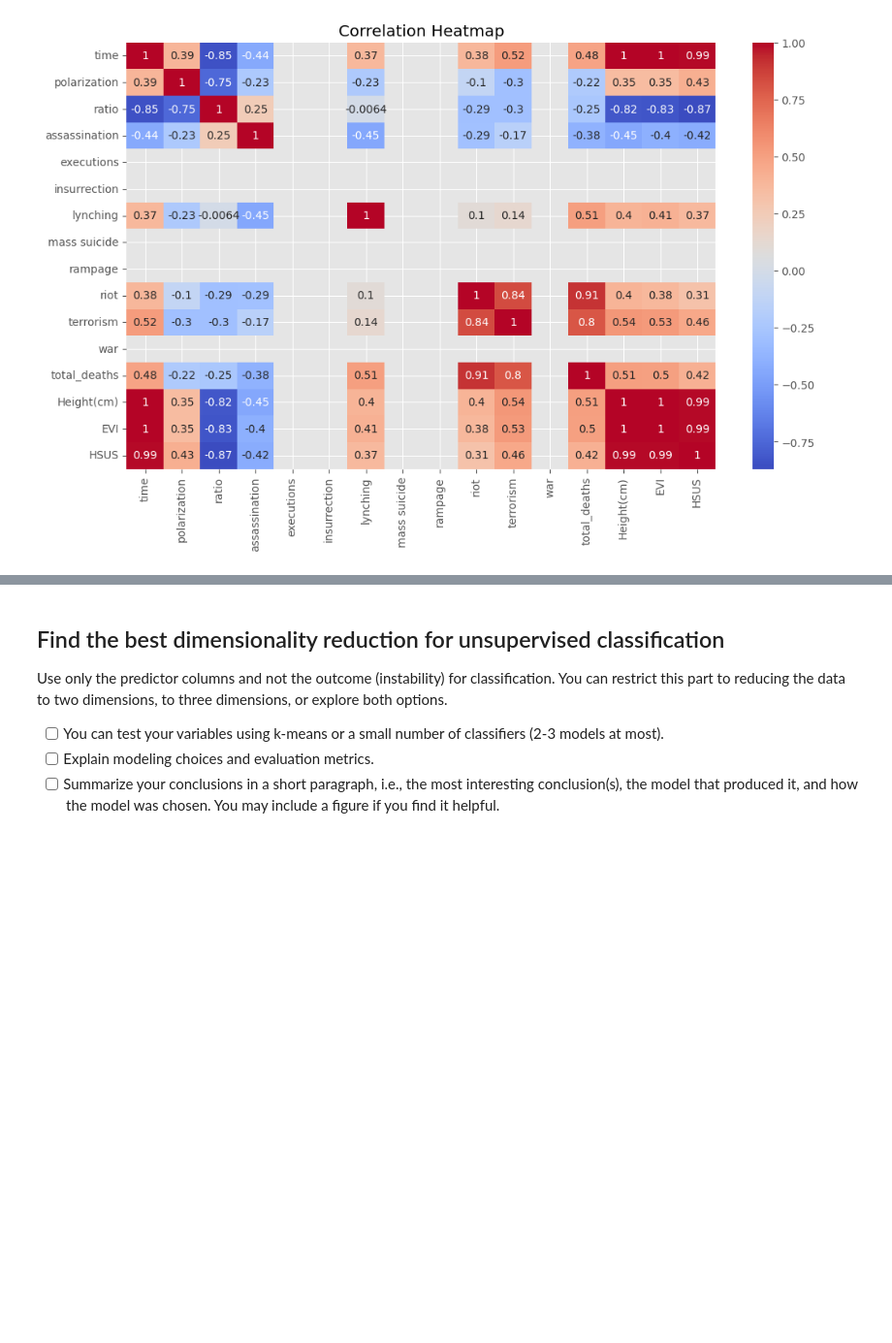
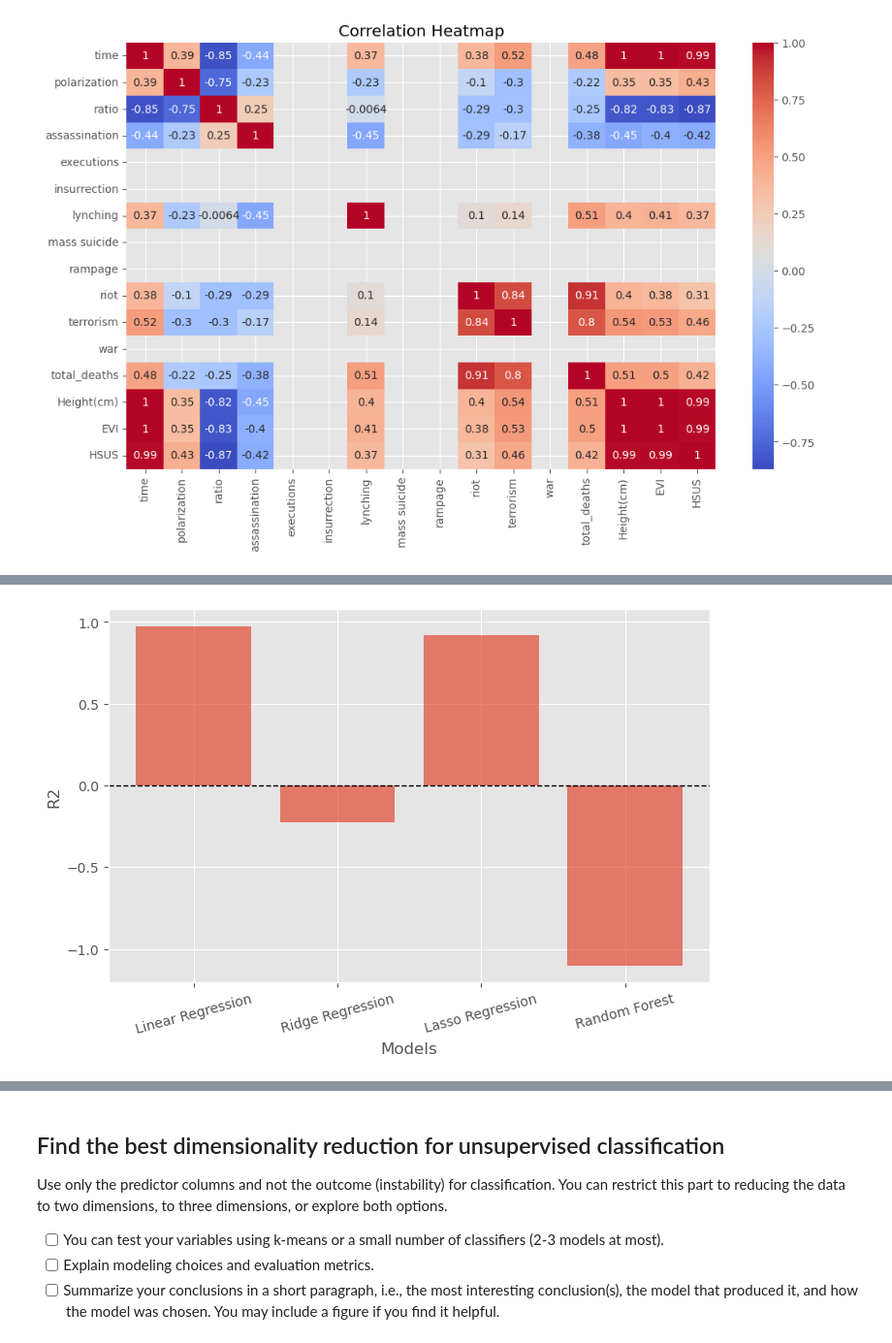
Before and after one commit to yhernandezm05/Final_project_data221, a Jupyter notebook: FInal_project.ipynb, the cells around one changed output, grey strips where cells are left out. Shown at 97% size. Drawn from its saved outputs; the diff is of its cells as text; code cells hidden in the pictures; blank space fills up the shorter version.

```diff
--- a/FInal_project.ipynb
+++ b/FInal_project.ipynb
@@ -289,0 +284,34 @@ You can restrict this part to reducing the data to two dimensions, to three dime
+# %%
+from sklearn.model_selection import train_test_split
+from sklearn.preprocessing import StandardScaler
+from sklearn.linear_model import LinearRegression, Ridge, Lasso
+from sklearn.ensemble import RandomForestRegressor
+from sklearn.metrics import mean_squared_error, mean_absolute_error, r2_score
+
+X = df.drop(columns=["time", "total_deaths"])
+y = df["total_deaths"]
+
+scaler = StandardScaler()
+X_scaled = scaler.fit_transform(X)
+
+X_train, X_test, y_train, y_test = train_test_split(X_scaled, y, test_size=0.3, random_state=42)
+
+models = {
+    "Linear Regression": LinearRegression(),
+    "Ridge Regression": Ridge(alpha=1.0),
+    "Lasso Regression": Lasso(alpha=0.1),
+    "Random Forest": RandomForestRegressor(n_estimators=100, random_state=42)
+}
+
+results = {}
+for name, model in models.items():
+    model.fit(X_train, y_train)
+    y_pred = model.predict(X_test)
+    results[name] = {
+        "R2": r2_score(y_test, y_pred),
+        "MSE": mean_squared_error(y_test, y_pred),
+        "MAE": mean_absolute_error(y_test, y_pred)
+    }
+
+results_df = pd.DataFrame(results).T
+results_df
@@ -289,0 +327,13 @@ You can restrict this part to reducing the data to two dimensions, to three dime
+# %%
+models = results_df.index
+r2_scores = results_df['R2']
+
+plt.figure(figsize=(8,5))
+plt.bar(models, r2_scores, alpha =0.7)
+plt.xlabel("Models")
+plt.ylabel("R2")
+plt.axhline(0, color="black", linewidth=1, linestyle="--")
+plt.xticks(rotation=15)
+plt.show()
+# %% [output]
+[figure, added]
```
Also changed, not shown: parts of 11 cells of this notebook.
